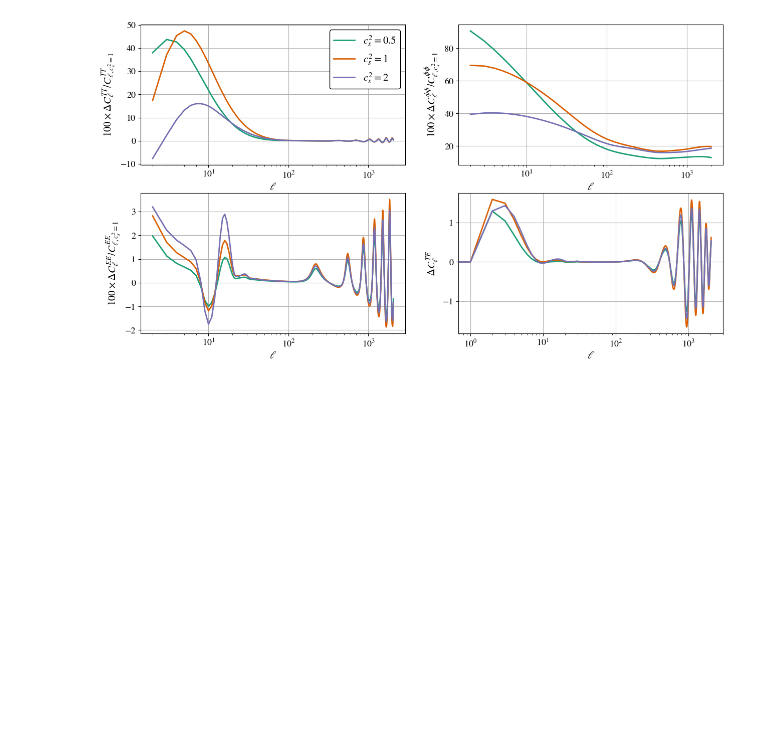
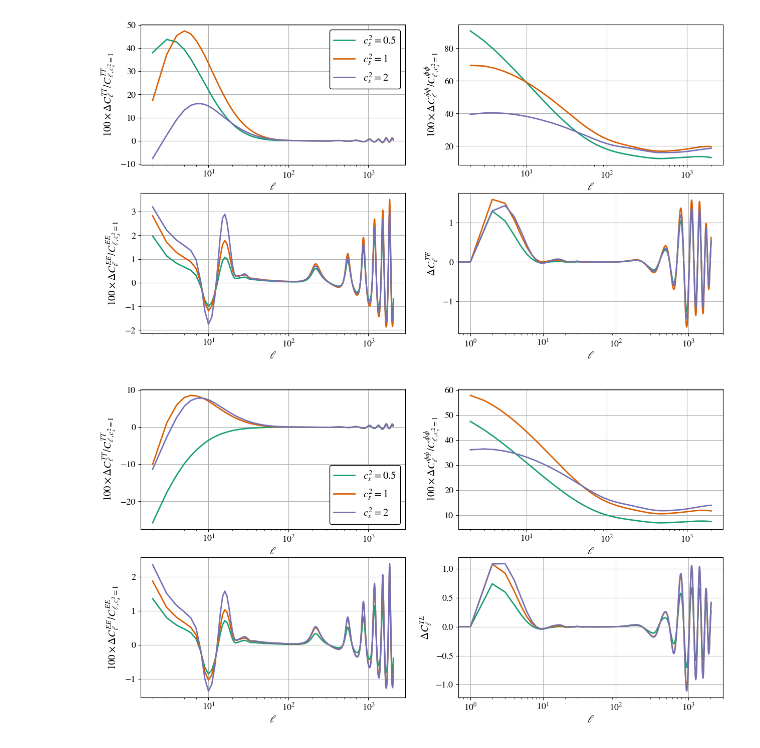
Before and after one commit to joaoreboucas1/cs2-project, a Jupyter notebook: analysis/cs2_impact_mg.ipynb, the cells around one changed output. Saved outputs shown, nothing was run; the diff lists cells and outputs as text; code cells hidden in the pictures; blank space fills up the shorter version.

```diff
--- a/analysis/cs2_impact_mg.ipynb
+++ b/analysis/cs2_impact_mg.ipynb
@@ -173,3 +206,31 @@ for ax in axs.flatten():
 plt.savefig("plots/cs2_impact_cmb_mg.pdf", bbox_inches="tight")
 # %% [output]
 [figure]
+# %%
+# Plot CMB
+fig, axs = plt.subplots(2, 2, figsize=(15, 8), gridspec_kw={'wspace': 0.2, 'hspace': 0.2})
+ells_tt = np.arange(2051)
+ells_pp = np.arange(2001)
+
+for style, (name, case) in zip(styles[1:], cases2.items()):
+    if name == "GR": continue
+    axs[0, 0].semilogx(ells_tt, 100*(case["cl_tt"]/cases1["GR"]["cl_tt"] - 1), label=case["label"], **style)
+    axs[0, 1].semilogx(ells_pp, 100*(case["cl_pp"]/cases1["GR"]["cl_pp"] - 1), label=case["label"], **style)
+    axs[1, 0].semilogx(ells_tt, 100*(case["cl_ee"]/cases1["GR"]["cl_ee"] - 1), label=case["label"], **style)
+    axs[1, 1].semilogx(ells_tt, case["cl_te"] - cases1["GR"]["cl_te"],   label=case["label"], **style)
+
+axs[0, 0].set_xlabel(r"$\ell$", fontsize=15)
+axs[0, 0].set_ylabel(r"$100 \times \Delta C_\ell^{TT}/C_{\ell, c_s^2=1}^{TT}$", fontsize=15)
+axs[0, 1].set_xlabel(r"$\ell$", fontsize=15)
+axs[0, 1].set_ylabel(r"$100 \times \Delta C_\ell^{\phi\phi}/C_{\ell, c_s^2=1}^{\phi\phi}$", fontsize=15)
+axs[1, 0].set_xlabel(r"$\ell$", fontsize=15)
+axs[1, 0].set_ylabel(r"$100 \times \Delta C_\ell^{EE}/C_{\ell, c_s^2=1}^{EE}$", fontsize=15)
+axs[1, 1].set_xlabel(r"$\ell$", fontsize=15)
+axs[1, 1].set_ylabel(r"$\Delta C_\ell^{TE}$", fontsize=15)
+axs[0, 0].legend(fontsize=15, frameon=True, framealpha=1, edgecolor="black")
+for ax in axs.flatten():
+    ax.tick_params(axis='both', which='major', labelsize=13)
+    ax.grid()
+plt.savefig("plots/cs2_impact_cmb_mg_case2.pdf", bbox_inches="tight")
+# %% [output]
+[figure, added]
```
Also changed, not shown: parts of 3 cells of this notebook, 1 other file.
